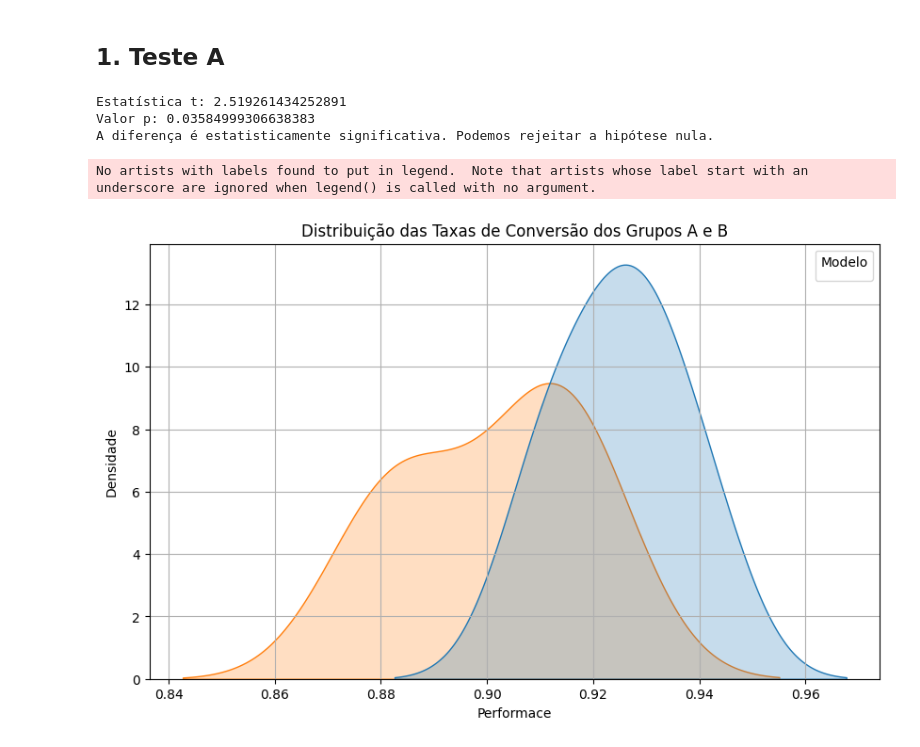
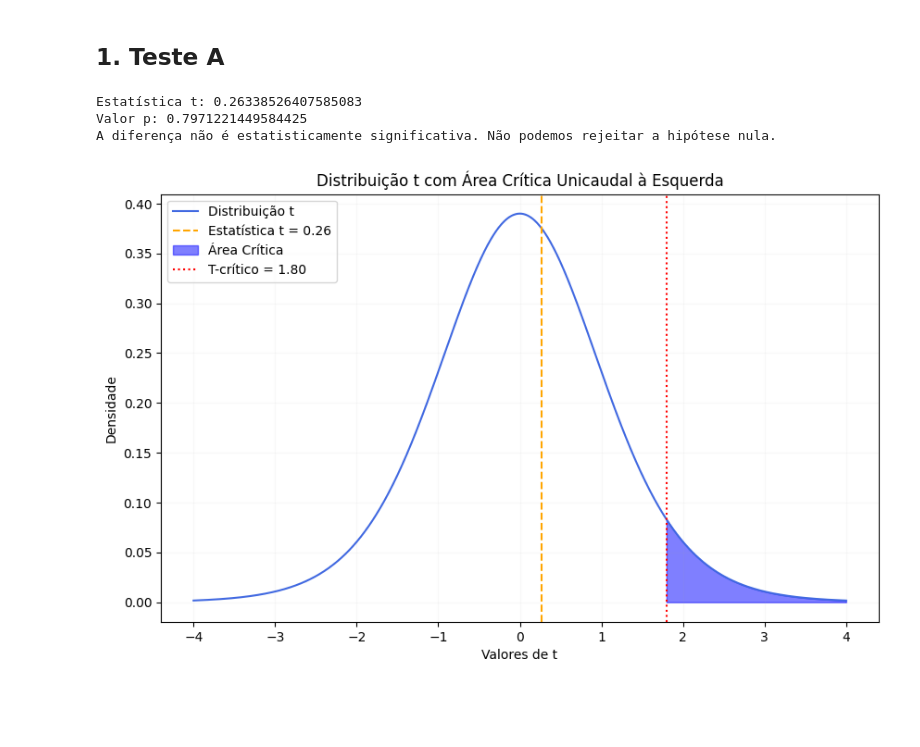
Before and after one commit to TrocaTine/Modelo, a Jupyter notebook: testeab_tempo.ipynb, the cells around one changed output. Cells and saved outputs as stored; diff of their text form; code cells hidden in the pictures; blank space fills up the shorter version.

```diff
--- a/testeab_tempo.ipynb
+++ b/testeab_tempo.ipynb
@@ -20,10 +20,10 @@ modelos_before = pickle.load(open('./modelos_before.pk1','rb'))
 modelos_after = pickle.load(open('./modelos_after.pk1','rb'))
 # %%
 # Leitura do teste A
-teste_a = modelos_before['tree'][-1]
+teste_b = modelos_before['tree'][-1]
 
 # Leitura do teste B
-teste_b = modelos_after['knn']['tempo_execucao']
+teste_a = modelos_after['knn']['tempo_execucao']
 # %%
 significancia = 0.05
 confianca = 0.95
@@ -44,40 +44,50 @@ intervalo_A = norm.interval(confianca, loc=media_A, scale=erro_padrao_A)
 intervalo_B = norm.interval(confianca, loc=media_B, scale=erro_padrao_B)
 # %%
 # Realizar o teste t
-t_stat, p_valor = stats.ttest_ind(teste_a, teste_b)
+t_stat, p_valor = stats.ttest_ind(teste_b, teste_a)
 
 print(f'Estatística t: {t_stat}')
 print(f'Valor p: {p_valor}')
 
 if p_valor < significancia:
-    print("A diferença é estatisticamente significativa. Podemos rejeitar a hipótese nula.")
+    print("A diferença é estatisticamente significativa, o que nos permite rejeitar a hipótese nula.")
 else:
-    print("A diferença não é estatisticamente significativa. Não podemos rejeitar a hipótese nula.")
+    print("A diferença não é estatisticamente significativa, portanto, não podemos rejeitar a hipótese nula.")
 # %% [output]
-Estatística t: 2.519261434252891
-Valor p: 0.03584999306638383
-A diferença é estatisticamente significativa. Podemos rejeitar a hipótese nula.
+Estatística t: 0.26338526407585083
+Valor p: 0.7971221449584425
+A diferença não é estatisticamente significativa. Não podemos rejeitar a hipótese nula.
-# %%
-dois = pd.DataFrame({
-    'Performace': teste_a + teste_b,
-    'Modelo': ['Tree'] * len(teste_a) + ['KNN'] * len(teste_b)
-})
-
-plt.figure(figsize=(10, 6))
-sns.kdeplot(data=dois, x='Performace', hue='Modelo', fill=True)
-
-# Adicionando rótulos e título
-plt.title("Distribuição das Taxas de Conversão dos Grupos A e B")
-plt.xlabel("Performace")
-plt.ylabel("Densidade")
-plt.legend(title='Modelo')
-plt.grid(True)
-
-# Exibindo o gráfico
-plt.show()
-# %% [output]
-No artists with labels found to put in legend.  Note that artists whose label start with an underscore are ignored when legend() is called with no argument.
-[figure, removed]
+# %%
+# Definir o número de graus de liberdade
+df = len(teste_a) + len(teste_b) - 2
+
+# Definir o valor crítico t para o nível de significância (unilateral à esquerda)
+t_critical = stats.t.ppf(1 - significancia, df)
+
+# Criando os valores para a distribuição t
+x = np.linspace(-4, 4, 1000)
+y = stats.t.pdf(x, df)
+
+# Criando o gráfico
+plt.figure(figsize=(10, 6))
+plt.plot(x, y, label='Distribuição t', color='royalblue')
+plt.axvline(t_stat, color='orange', linestyle='--', label=f'Estatística t = {t_stat:.2f}')
+plt.fill_between(x, 0, y, where=(x >= t_critical), color='blue', alpha=0.5, label=f'Área Crítica')
+plt.axvline(t_critical, color='red', linestyle=':', label=f'T-crítico = {t_critical:.2f}')
+
+# Personalização do gráfico
+plt.title('Distribuição t com Área Crítica Unicaudal à Esquerda')
+plt.xlabel('Valores de t')
+plt.ylabel('Densidade')
+plt.legend(loc='upper left')
+
+# Diminuindo a opacidade da grade
+plt.grid(True, alpha=0.08)
+
+# Exibir o gráfico
+plt.show()
+# %% [output]
+[figure, added]
 # %%
 plt.figure(figsize=(10, 6))
 sns.boxplot(x='Modelo', y='Performace', data=dois, palette="Set2")
```
Also changed, not shown: parts of 1 cell of this notebook, 3 other files.
